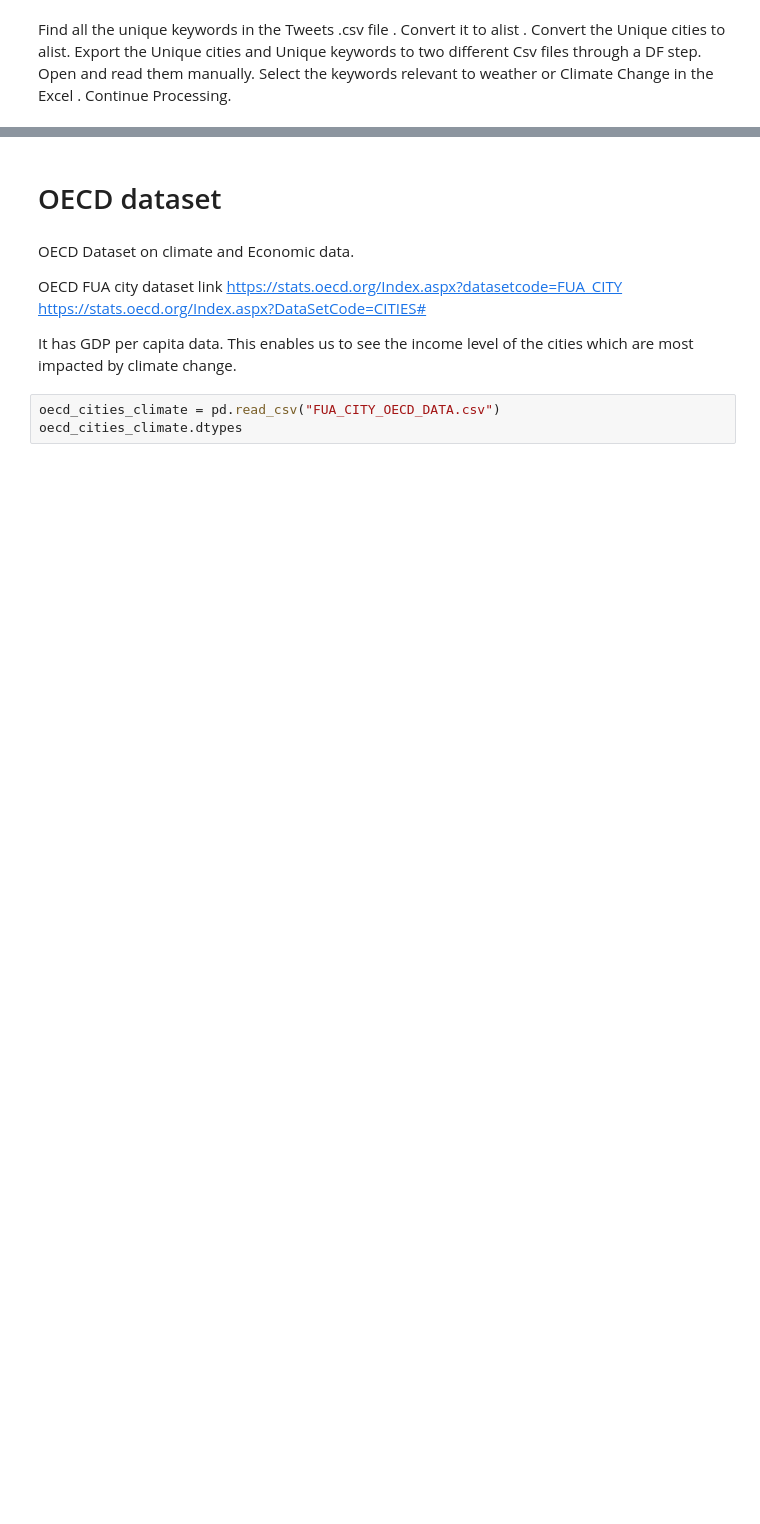
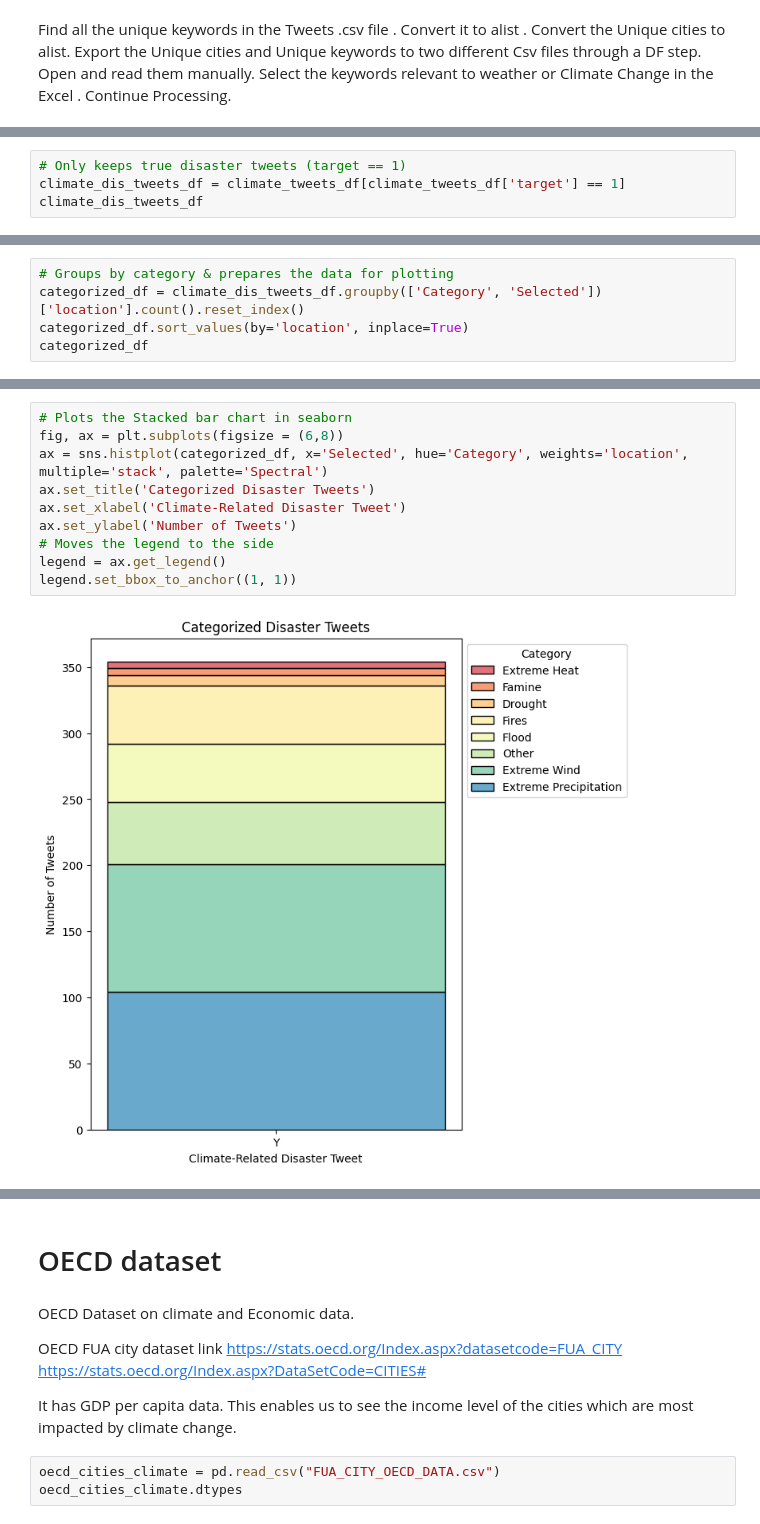
Before and after one commit to MarinaWolters/Coding-Tracker, a Jupyter notebook: Test_Copy_of_Delta_Climate_Project.ipynb, the cells around one changed output, grey strips where cells are left out. Saved outputs shown, nothing was run; the diff lists cells and outputs as text; blank space fills up the shorter version.

```diff
--- a/Test_Copy_of_Delta_Climate_Project.ipynb
+++ b/Test_Copy_of_Delta_Climate_Project.ipynb
@@ -607,0 +657,4 @@ tweets relevant to climate based disaster 1340
+# %%
+# Only keeps true disaster tweets (target == 1)
+climate_dis_tweets_df = climate_tweets_df[climate_tweets_df['target'] == 1]
+climate_dis_tweets_df
@@ -607,0 +675,5 @@ tweets relevant to climate based disaster 1340
+# %%
+# Groups by category & prepares the data for plotting
+categorized_df = climate_dis_tweets_df.groupby(['Category', 'Selected'])['location'].count().reset_index()
+categorized_df.sort_values(by='location', inplace=True)
+categorized_df
@@ -607,0 +690,12 @@ tweets relevant to climate based disaster 1340
+# %%
+# Plots the Stacked bar chart in seaborn
+fig, ax = plt.subplots(figsize = (6,8))
+ax = sns.histplot(categorized_df, x='Selected', hue='Category', weights='location', multiple='stack', palette='Spectral')
+ax.set_title('Categorized Disaster Tweets')
+ax.set_xlabel('Climate-Related Disaster Tweet')
+ax.set_ylabel('Number of Tweets')
+# Moves the legend to the side
+legend = ax.get_legend()
+legend.set_bbox_to_anchor((1, 1))
+# %% [output]
+[figure, added]
```
Also changed, not shown: parts of 62 cells of this notebook.
